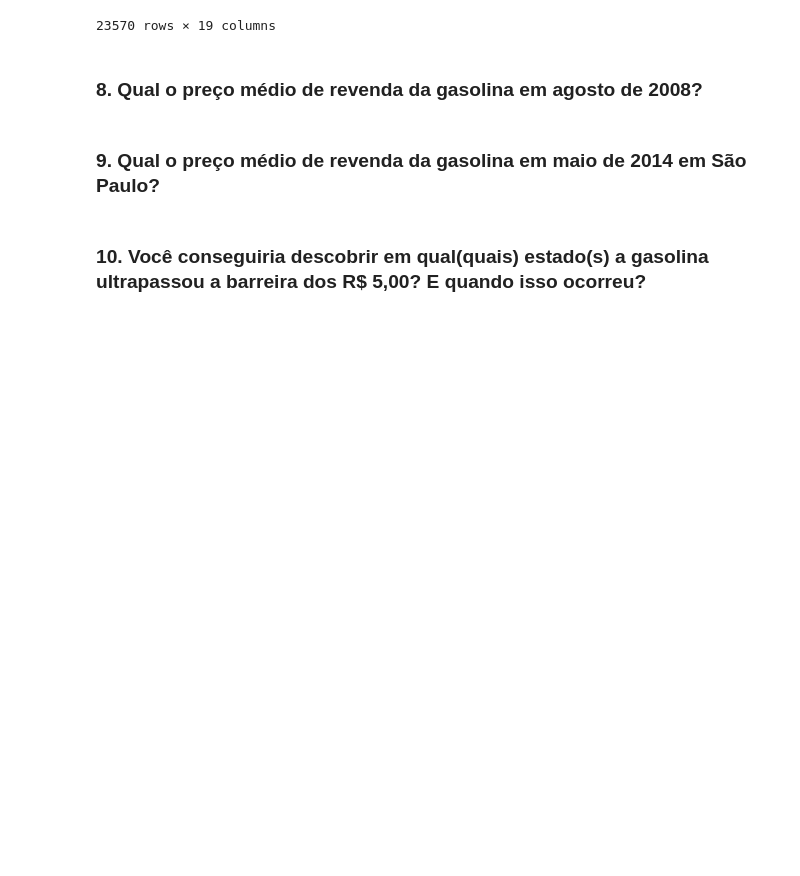
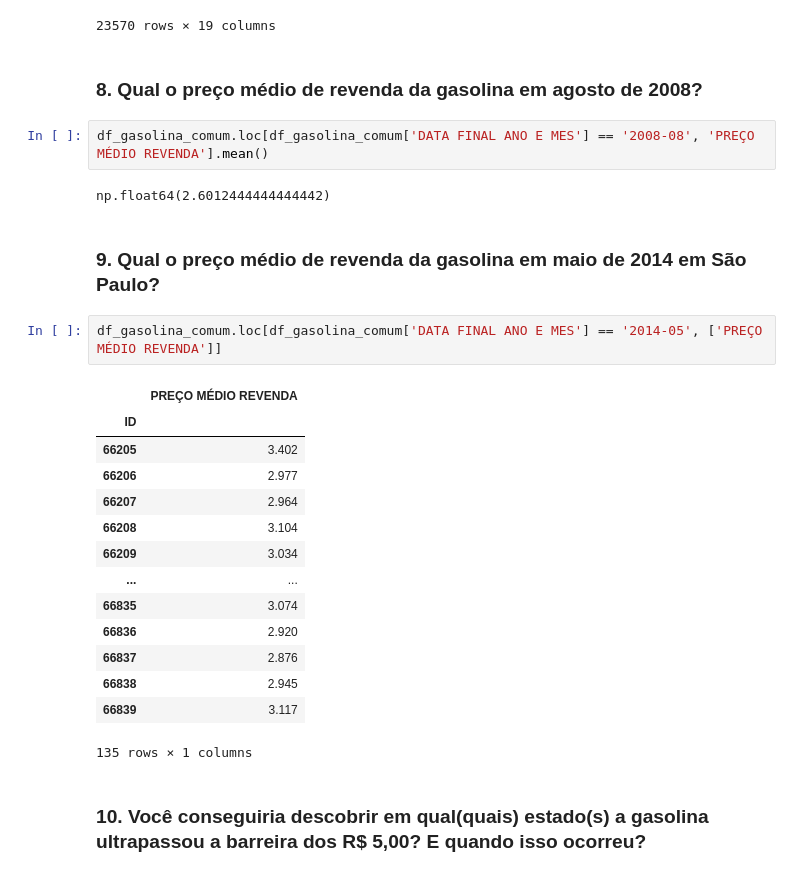
Before and after one commit to FernandoCordisco/Asimov, a Jupyter notebook: Dashboards Interativos com Python/Analisando Dados com Pandas e SQL/Exercicíos/exercicios-pandas.ipynb, the cells around one changed output. Drawn from its saved outputs; the diff is of its cells as text; blank space fills up the shorter version.

```diff
--- a/Dashboards Interativos com Python/Analisando Dados com Pandas e SQL/Exercicíos/exercicios-pandas.ipynb
+++ b/Dashboards Interativos com Python/Analisando Dados com Pandas e SQL/Exercicíos/exercicios-pandas.ipynb
@@ -118,7 +118,28 @@ df_gasolina_comum
 23570 rows × 19 columns
 # %% [markdown]
 ### 8. Qual o preço médio de revenda da gasolina em agosto de 2008?
+# %%
+df_gasolina_comum.loc[df_gasolina_comum['DATA FINAL ANO E MES'] == '2008-08', 'PREÇO MÉDIO REVENDA'].mean()
+# %% [output]
+np.float64(2.6012444444444442)
 # %% [markdown]
 ### 9. Qual o preço médio de revenda da gasolina em maio de 2014 em São Paulo?
+# %%
+df_gasolina_comum.loc[df_gasolina_comum['DATA FINAL ANO E MES'] == '2014-05', ['PREÇO MÉDIO REVENDA']]
+# %% [output]
+|  | PREÇO MÉDIO REVENDA |
+| ID |  |
+| 66205 | 3.402 |
+| 66206 | 2.977 |
+| 66207 | 2.964 |
+| 66208 | 3.104 |
+| 66209 | 3.034 |
+| ... | ... |
+| 66835 | 3.074 |
+| 66836 | 2.920 |
+| 66837 | 2.876 |
+| 66838 | 2.945 |
+| 66839 | 3.117 |
+135 rows × 1 columns
 # %% [markdown]
 ### 10. Você conseguiria descobrir em qual(quais) estado(s) a gasolina ultrapassou a barreira dos R$ 5,00? E quando isso ocorreu?
```
Also changed, not shown: parts of 3 cells of this notebook, 1 other file.
